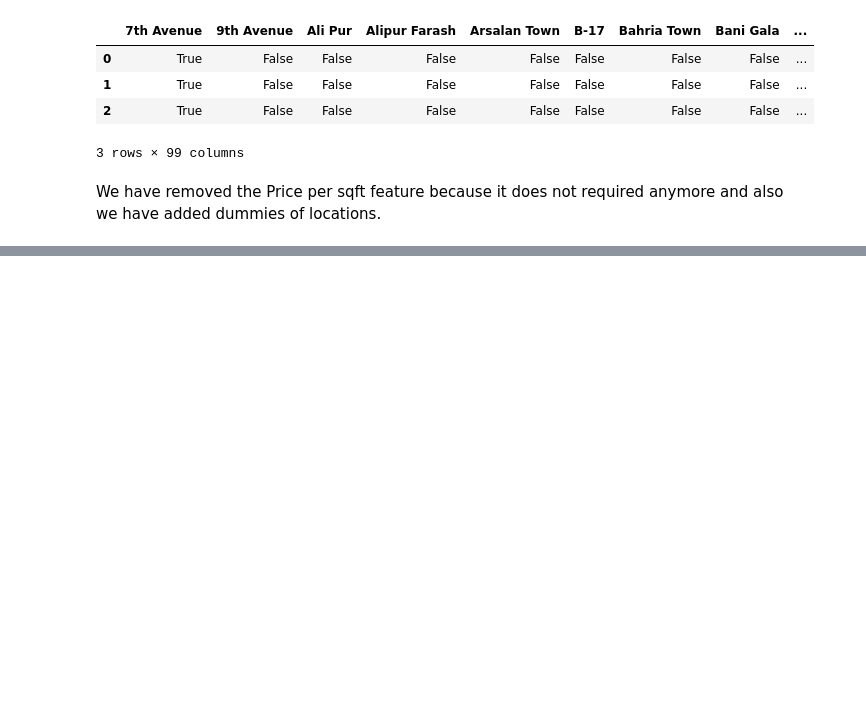
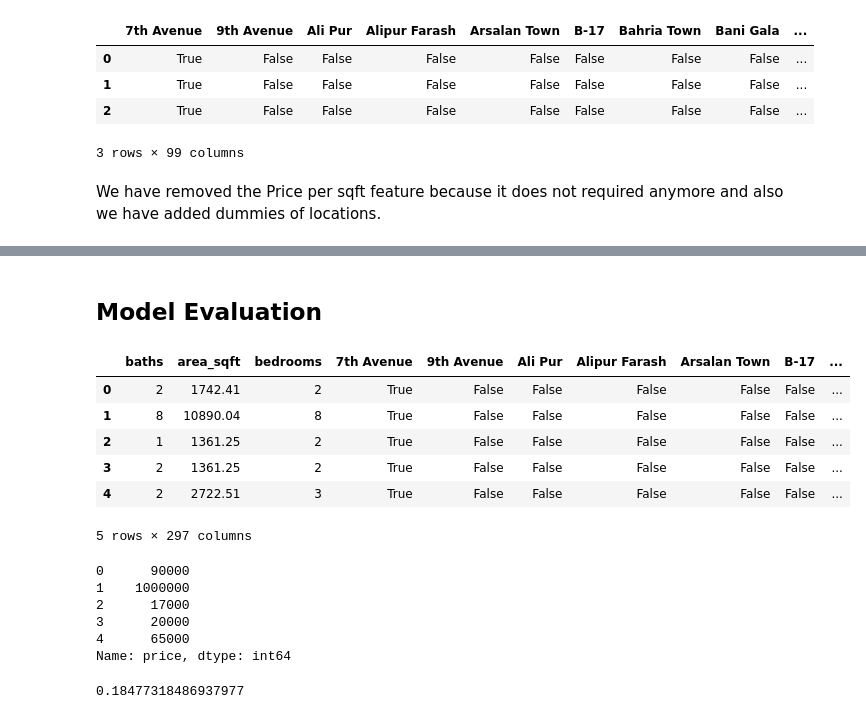
Before and after one commit to razzaq-99/Pakistan-s-Top-Cities-Property-Price-Prediction, a Jupyter notebook: Islamabad_property_price_prediction.ipynb, the cells around one changed output, grey strips where cells are left out. Saved outputs shown, nothing was run; the diff lists cells and outputs as text; code cells hidden in the pictures; blank space fills up the shorter version.

Commit message:
train and test the data, we will improve accuracy of the model

```diff
--- a/Islamabad_property_price_prediction.ipynb
+++ b/Islamabad_property_price_prediction.ipynb
@@ -370,0 +381,34 @@ df1.shape
+# %% [markdown]
+## Model Evaluation
+# %%
+x = df1.drop('price', axis=1)
+x.head()
+# %% [output]
+|  | baths | area_sqft | bedrooms | 7th Avenue | 9th Avenue | Ali Pur | Alipur Farash | Arsalan Town | B-17 | ... |
+| 0 | 2 | 1742.41 | 2 | True | False | False | False | False | False | ... |
+| 1 | 8 | 10890.04 | 8 | True | False | False | False | False | False | ... |
+| 2 | 1 | 1361.25 | 2 | True | False | False | False | False | False | ... |
+| 3 | 2 | 1361.25 | 2 | True | False | False | False | False | False | ... |
+| 4 | 2 | 2722.51 | 3 | True | False | False | False | False | False | ... |
+5 rows × 297 columns
+# %%
+y = df1['price']
+y.head()
+# %% [output]
+0      90000
+1    1000000
+2      17000
+3      20000
+4      65000
+Name: price, dtype: int64
+# %%
+from sklearn.model_selection import train_test_split
+from sklearn.linear_model import LinearRegression
+
+
+x_train, x_test, y_train, y_test = train_test_split(x, y, test_size=0.2, random_state=10)
+lr = LinearRegression()
+lr.fit(x_train, y_train)
+lr.score(x_test, y_test)
+# %% [output]
+0.18477318486937977
```
Also changed, not shown: parts of 3 cells of this notebook.
